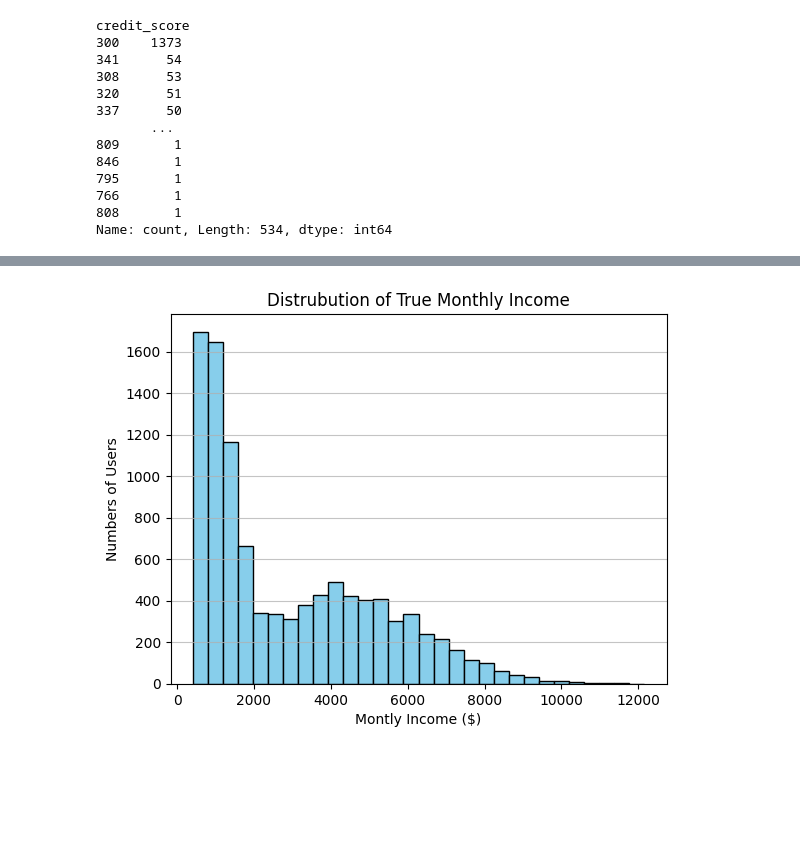
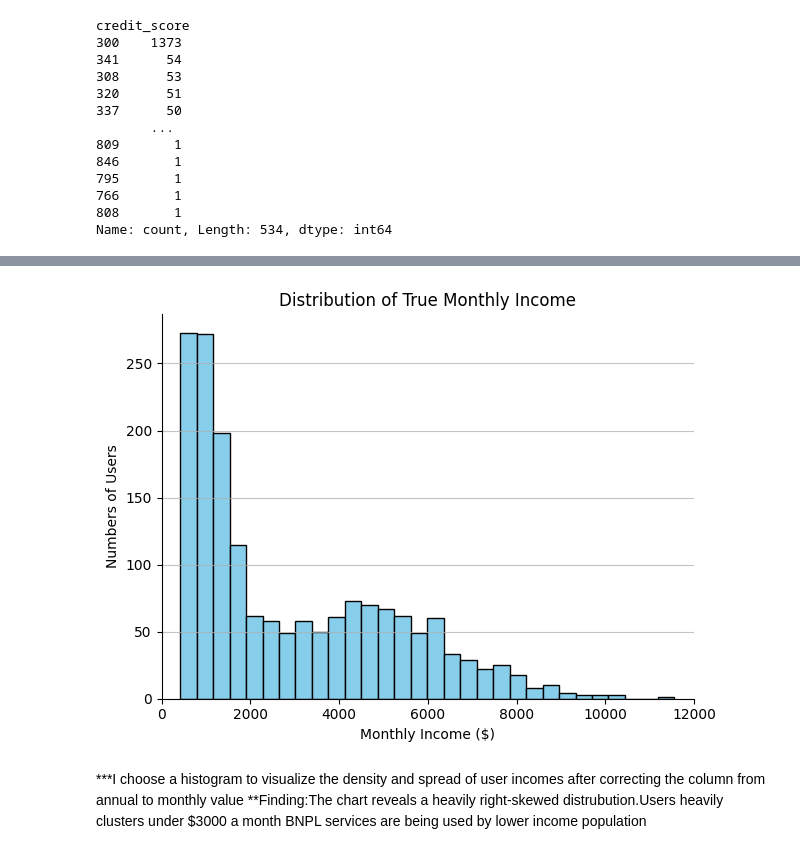
Before and after one commit to NaniCode725/Buy-Now-Pay-Later-Credit-Risk-Prediction, a Jupyter notebook: Data/Notebooks/visualization.ipynb, the cells around one changed output, grey strips where cells are left out. Drawn from its saved outputs; the diff is of its cells as text; code cells hidden in the pictures; blank space fills up the shorter version.

```diff
--- a/Data/Notebooks/visualization.ipynb
+++ b/Data/Notebooks/visualization.ipynb
@@ -39,0 +5,6 @@ Index(['user_id', 'age', 'employment_type', 'monthly_income', 'credit_score',
+# %%
+import pandas as pd
+
+#Importing data
+BNPL = pd.read_csv('../Data/Buy_Now_Pay_Later_BNPL_CreditRisk_Dataset.csv')
+Salary = pd.read_csv('../Data/usa_col_salary_longitudinal_2010_2024.csv')
@@ -40,6 +39,6 @@ Index(['user_id', 'age', 'employment_type', 'monthly_income', 'credit_score',
 # %%
 #Keeping only columns needed for research
-df = df[['age', 'monthly_income', 'credit_score',
+BNPL_clean = BNPL[['age', 'monthly_income', 'credit_score',
        'repayment_delay_days', 'missed_payments',
         'location',
        'debt_to_income_ratio', 'risk_score', 'customer_segment']]
@@ -64,0 +81,5 @@ dtype: object
+# %%
+#filtering for USA
+bnpl_usa= BNPL_clean[BNPL_clean['location'] == 'USA'].copy()
+
+print('US BNPL rows:', bnpl_usa.shape[0])
@@ -127,7 +149,7 @@ Name: monthly_income, dtype: float64
 # %%
 #Create a true montly income column by dividing the annual values by 12
-df['true_monthly_income'] = df['monthly_income'] / 12
+bnpl_usa['true_monthly_income'] = bnpl_usa['monthly_income'] / 12
 
 #Checking new  stats
-df['true_monthly_income'].describe()
+bnpl_usa['true_monthly_income'].describe()
 # %% [output]
@@ -232,10 +260,23 @@ plt.show()
 # %%
 #Plotting a histogram of the true monthly income
-plt.hist(df['true_monthly_income'], bins=30, color='skyblue', edgecolor='black')
-plt.title('Distrubution of True Monthly Income')
-plt.xlabel('Montly Income ($)')
+plt.hist(bnpl_usa['true_monthly_income'], bins=30, color='skyblue', edgecolor='black')
+plt.title('Distribution of True Monthly Income')
+plt.xlabel('Monthly Income ($)')
 plt.ylabel('Numbers of Users')
+
+#centering the view on where 99% of users sit
+plt.xlim(0, 12000)
+
 plt.grid(axis='y', alpha=0.75)
+ax = plt.gca()
+ax.spines['top'].set_visible(False)
+ax.spines['right'].set_visible(False)
+
+plt.tight_layout()
 plt.show()
 # %% [output]
-[figure, old version]
+[figure, new version]
+# %% [markdown]
+***I choose a histogram to visualize the density and spread of user incomes after correcting the column from annual to monthly value
+**Finding:The chart reveals a heavily right-skewed distrubution.Users heavily clusters under $3000 a month
+BNPL services are being used by lower income population
```
Also changed, not shown: parts of 26 cells of this notebook.
